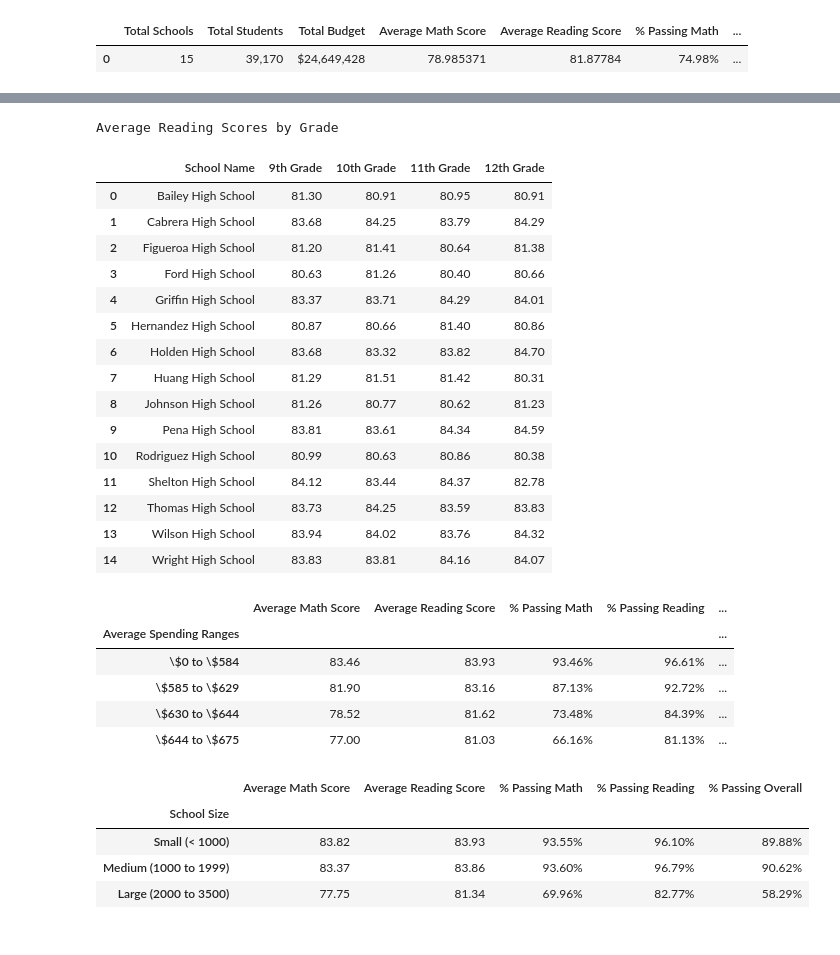
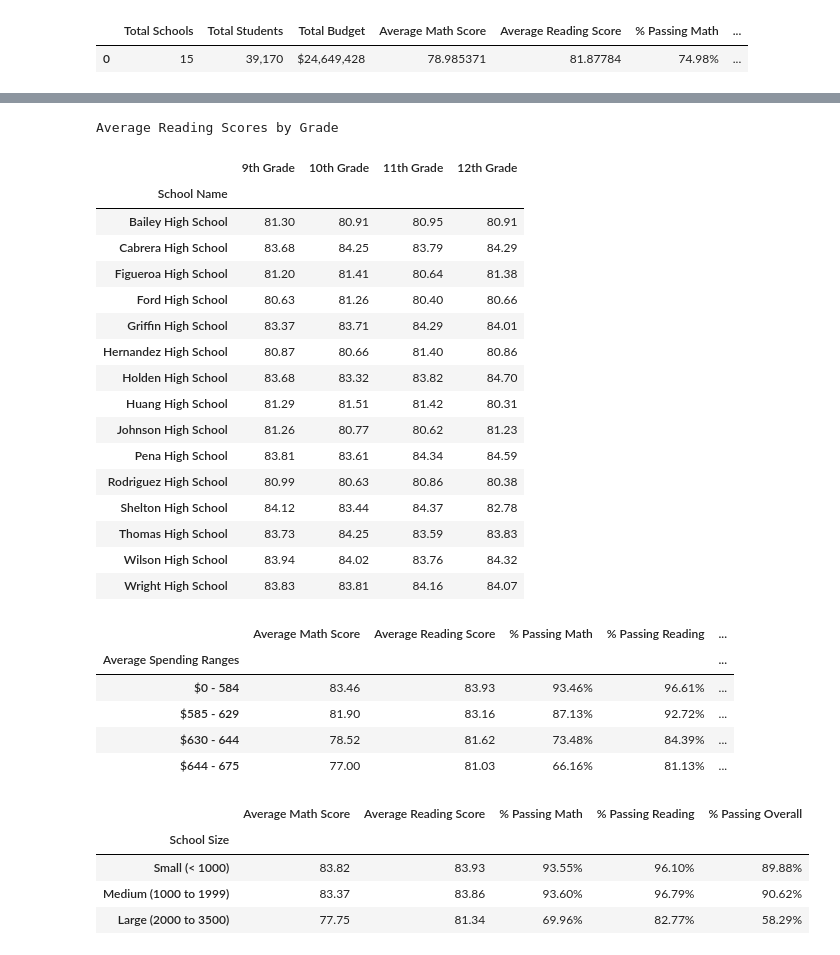
Before and after one commit to katrinan029/pandas-challenge, a Jupyter notebook: PyCitySchools/PyCitySchools.ipynb, the cells around one changed output, grey strips where cells are left out. Saved outputs shown, nothing was run; the diff lists cells and outputs as text; code cells hidden in the pictures.

```diff
--- a/PyCitySchools/PyCitySchools.ipynb
+++ b/PyCitySchools/PyCitySchools.ipynb
@@ -201,43 +206,45 @@ Average Math Scores by Grade
 # %%
 # Create a table that lists the average Reading Score for students of each grade level (9th, 10th, 11th, 12th) at each school.
 
 grade_9_reading = student_df[student_df['grade'] == "9th"].groupby("school_name")['reading_score'].mean().reset_index()
 grade_10_reading = student_df[student_df['grade'] == "10th"].groupby("school_name")['reading_score'].mean().reset_index()
 grade_11_reading = student_df[student_df['grade'] == "11th"].groupby("school_name")['reading_score'].mean().reset_index()
 grade_12_reading = student_df[student_df['grade'] == "12th"].groupby("school_name")['reading_score'].mean().reset_index()
 merge_9_10_reading_grades = pd.merge(grade_9_reading,grade_10_reading,how="outer",on="school_name")
 merge_11_12_reading_grades = pd.merge(grade_11_reading,grade_12_reading,how="outer",on="school_name")
 merge_all_reading_grades = pd.merge(merge_9_10_reading_grades,merge_11_12_reading_grades,how="outer",on="school_name")
 rename_grades_reading_df = merge_all_reading_grades.rename(columns={
     "school_name":"School Name",
     "reading_score_x_x": "9th Grade",
     "reading_score_y_x":"10th Grade",
     "reading_score_x_y":"11th Grade",
     "reading_score_y_y":"12th Grade"
 })
 rename_grades_reading_df["9th Grade"] = rename_grades_reading_df["9th Grade"].map("{:,.2f}".format)
 rename_grades_reading_df["10th Grade"] = rename_grades_reading_df["10th Grade"].map("{:,.2f}".format)
 rename_grades_reading_df["11th Grade"] = rename_grades_reading_df["11th Grade"].map("{:,.2f}".format)
 rename_grades_reading_df["12th Grade"] = rename_grades_reading_df["12th Grade"].map("{:,.2f}".format)
-rename_grades_reading_df.style.set_caption('Average Reading Scores by Grade')
+print("Average Reading Scores by Grade")
+rename_grades_reading_df.set_index("School Name")
 # %% [output]
 Average Reading Scores by Grade
-|  | School Name | 9th Grade | 10th Grade | 11th Grade | 12th Grade |
-| 0 | Bailey High School | 81.30 | 80.91 | 80.95 | 80.91 |
-| 1 | Cabrera High School | 83.68 | 84.25 | 83.79 | 84.29 |
-| 2 | Figueroa High School | 81.20 | 81.41 | 80.64 | 81.38 |
-| 3 | Ford High School | 80.63 | 81.26 | 80.40 | 80.66 |
-| 4 | Griffin High School | 83.37 | 83.71 | 84.29 | 84.01 |
-| 5 | Hernandez High School | 80.87 | 80.66 | 81.40 | 80.86 |
-| 6 | Holden High School | 83.68 | 83.32 | 83.82 | 84.70 |
-| 7 | Huang High School | 81.29 | 81.51 | 81.42 | 80.31 |
-| 8 | Johnson High School | 81.26 | 80.77 | 80.62 | 81.23 |
-| 9 | Pena High School | 83.81 | 83.61 | 84.34 | 84.59 |
-| 10 | Rodriguez High School | 80.99 | 80.63 | 80.86 | 80.38 |
-| 11 | Shelton High School | 84.12 | 83.44 | 84.37 | 82.78 |
-| 12 | Thomas High School | 83.73 | 84.25 | 83.59 | 83.83 |
-| 13 | Wilson High School | 83.94 | 84.02 | 83.76 | 84.32 |
-| 14 | Wright High School | 83.83 | 83.81 | 84.16 | 84.07 |
+|  | 9th Grade | 10th Grade | 11th Grade | 12th Grade |
+| School Name |  |  |  |  |
+| Bailey High School | 81.30 | 80.91 | 80.95 | 80.91 |
+| Cabrera High School | 83.68 | 84.25 | 83.79 | 84.29 |
+| Figueroa High School | 81.20 | 81.41 | 80.64 | 81.38 |
+| Ford High School | 80.63 | 81.26 | 80.40 | 80.66 |
+| Griffin High School | 83.37 | 83.71 | 84.29 | 84.01 |
+| Hernandez High School | 80.87 | 80.66 | 81.40 | 80.86 |
+| Holden High School | 83.68 | 83.32 | 83.82 | 84.70 |
+| Huang High School | 81.29 | 81.51 | 81.42 | 80.31 |
+| Johnson High School | 81.26 | 80.77 | 80.62 | 81.23 |
+| Pena High School | 83.81 | 83.61 | 84.34 | 84.59 |
+| Rodriguez High School | 80.99 | 80.63 | 80.86 | 80.38 |
+| Shelton High School | 84.12 | 83.44 | 84.37 | 82.78 |
+| Thomas High School | 83.73 | 84.25 | 83.59 | 83.83 |
+| Wilson High School | 83.94 | 84.02 | 83.76 | 84.32 |
+| Wright High School | 83.83 | 83.81 | 84.16 | 84.07 |
 # %%
 # Scores by School Spending
 
@@ -246,10 +253,10 @@ bins = [0, 584, 629, 644, 675]
 
 # Create labels for these bins
 group_labels = [
-    "\$0 to \$584",
-    "\$585 to \$629",
-    "\$630 to \$644",
-    "\$644 to \$675"
+    "$0 - 584",
+    "$585 - 629",
+    "$630 - 644",
+    "$644 - 675"
 ]
 
 final_school_summary3 = final_school_summary.copy()
@@ -271,10 +278,10 @@ formatting.head()
 # %% [output]
 |  | Average Math Score | Average Reading Score | % Passing Math | % Passing Reading | ... |
 | Average Spending Ranges |  |  |  |  | ... |
-| \$0 to \$584 | 83.46 | 83.93 | 93.46% | 96.61% | ... |
-| \$585 to \$629 | 81.90 | 83.16 | 87.13% | 92.72% | ... |
-| \$630 to \$644 | 78.52 | 81.62 | 73.48% | 84.39% | ... |
-| \$644 to \$675 | 77.00 | 81.03 | 66.16% | 81.13% | ... |
+| $0 - 584 | 83.46 | 83.93 | 93.46% | 96.61% | ... |
+| $585 - 629 | 81.90 | 83.16 | 87.13% | 92.72% | ... |
+| $630 - 644 | 78.52 | 81.62 | 73.48% | 84.39% | ... |
+| $644 - 675 | 77.00 | 81.03 | 66.16% | 81.13% | ... |
 # %%
 # Scores by School Size
 
```
Also changed, not shown: parts of 4 cells of this notebook.
